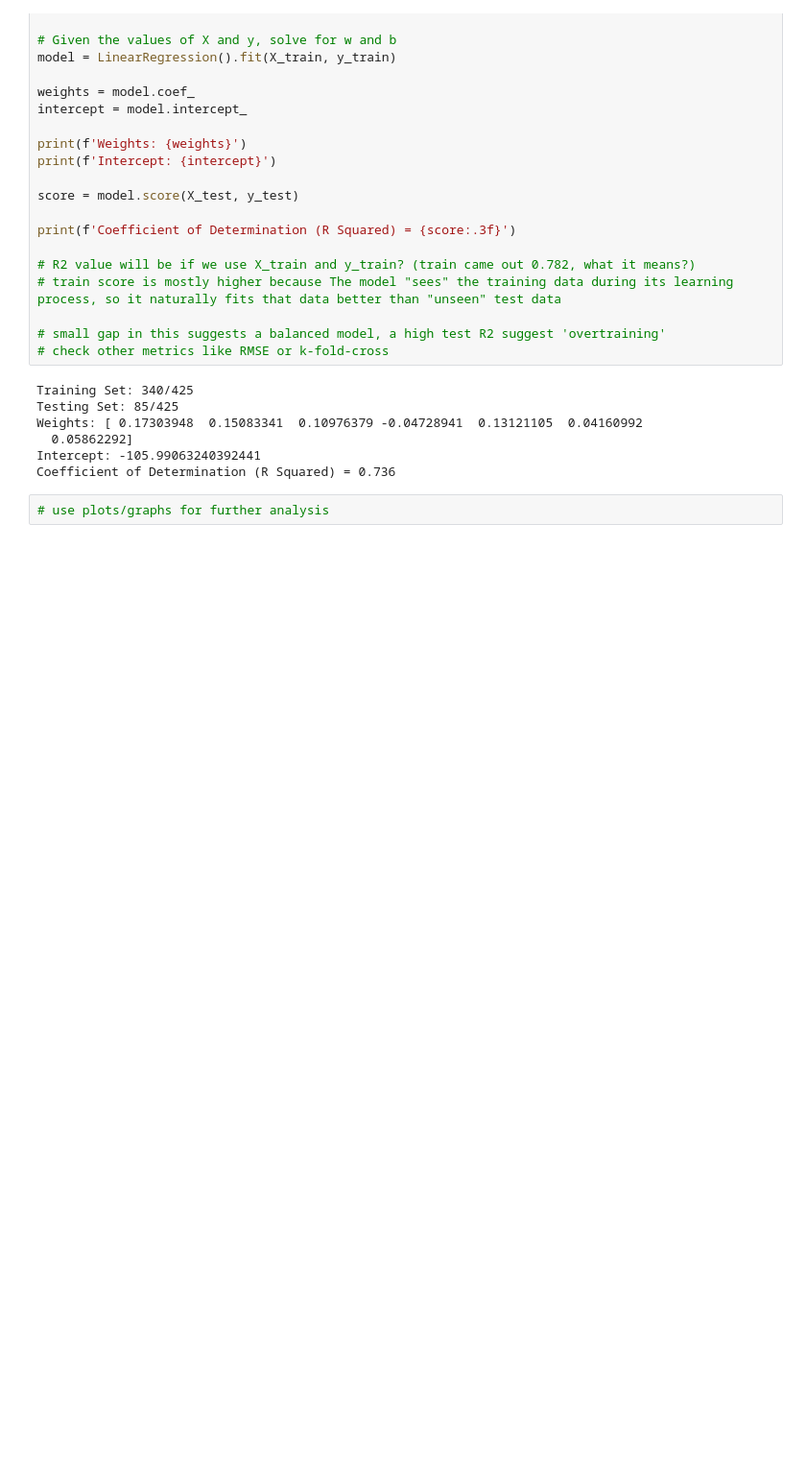
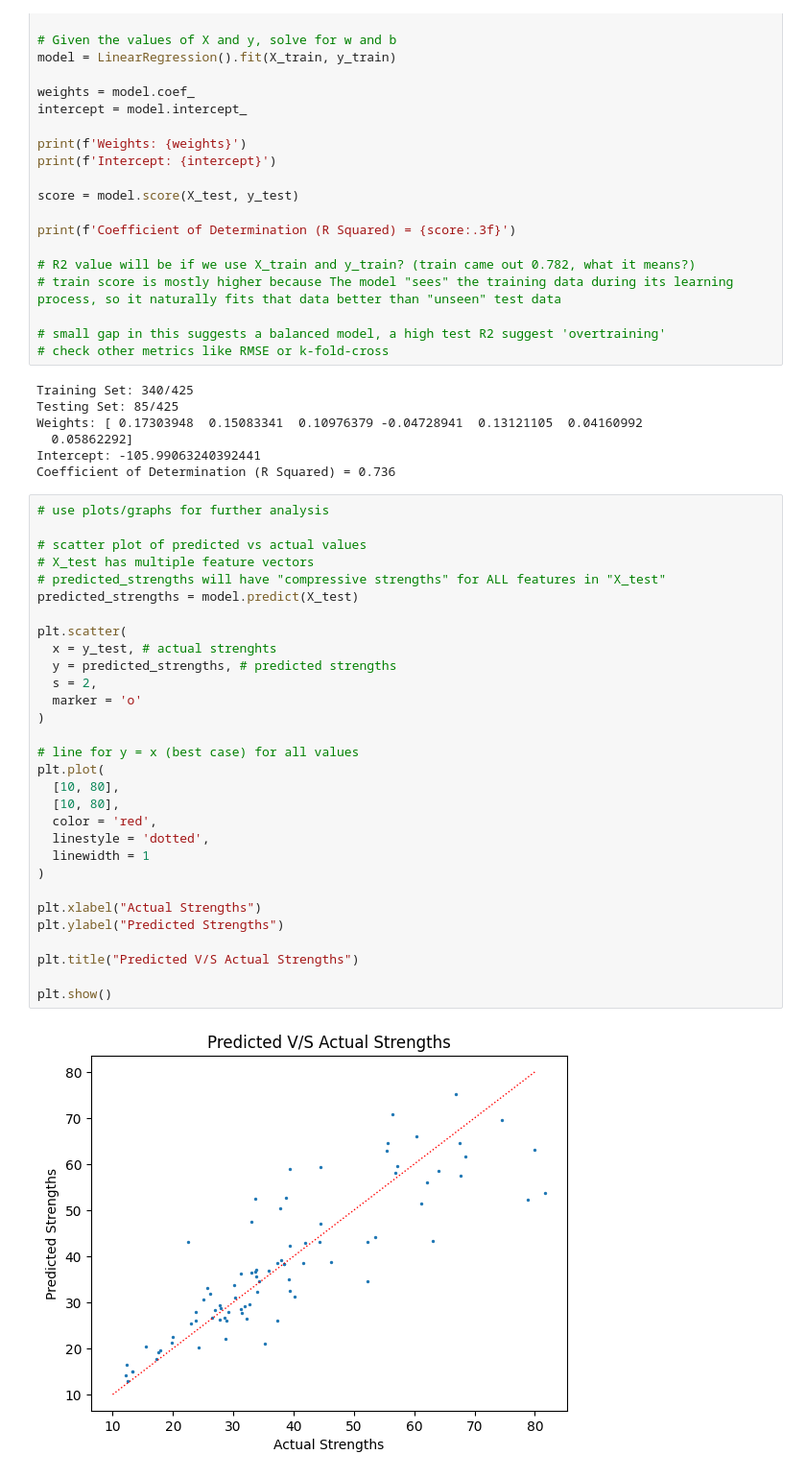
Before and after one commit to wxb-sly/aice-2026-bc, a Jupyter notebook: notebooks/LiR.ipynb, the cells around one changed output. Shown at 96% size. Cells and saved outputs as stored; diff of their text form; blank space fills up the shorter version.

Commit message:
Feat: compare test/pred data using graphs/metrics

```diff
--- a/notebooks/LiR.ipynb
+++ b/notebooks/LiR.ipynb
@@ -94,3 +95,33 @@ Intercept: -105.99063240392441
 Coefficient of Determination (R Squared) = 0.736
 # %%
 # use plots/graphs for further analysis
+
+# scatter plot of predicted vs actual values
+# X_test has multiple feature vectors
+# predicted_strengths will have "compressive strengths" for ALL features in "X_test"
+predicted_strengths = model.predict(X_test)
+
+plt.scatter(
+  x = y_test, # actual strenghts
+  y = predicted_strengths, # predicted strengths
+  s = 2,
+  marker = 'o'
+)
+
+# line for y = x (best case) for all values
+plt.plot(
+  [10, 80],
+  [10, 80],
+  color = 'red',
+  linestyle = 'dotted',
+  linewidth = 1
+)
+
+plt.xlabel("Actual Strengths")
+plt.ylabel("Predicted Strengths")
+
+plt.title("Predicted V/S Actual Strengths")
+
+plt.show()
+# %% [output]
+[figure, added]
```
Also changed, not shown: parts of 5 cells of this notebook.
